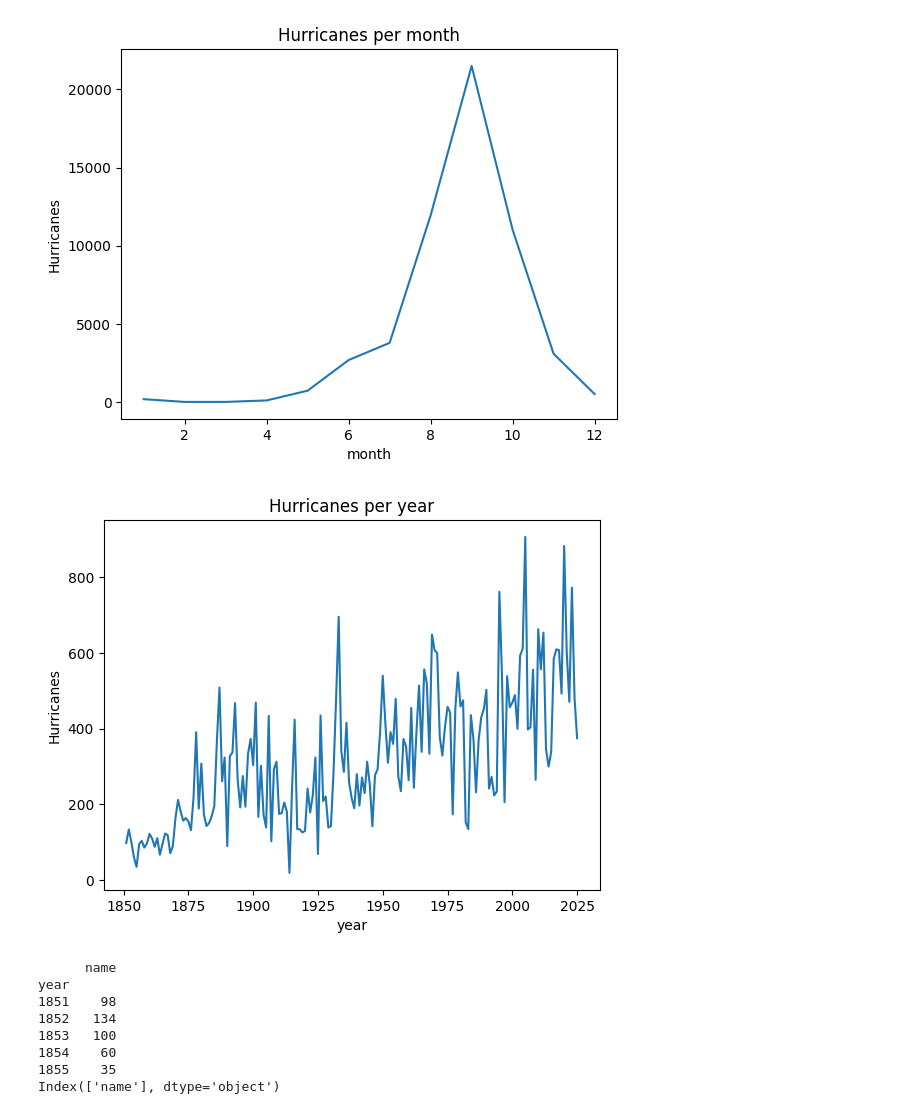
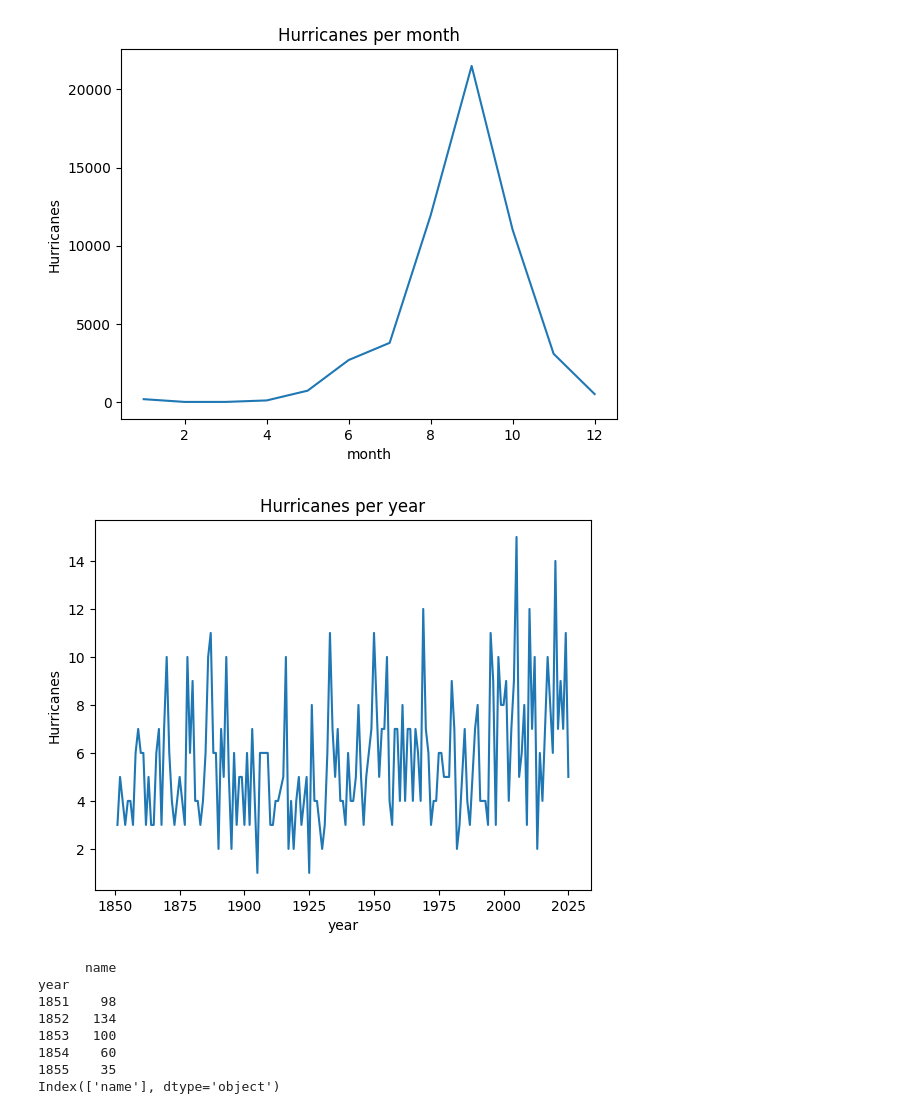
Before and after one commit to jxcact-sketch/Joshua-s-Research-Project, a Jupyter notebook: Joshua's Research Project.ipynb, the cells around one changed output. Cells and saved outputs as stored; diff of their text form; code cells hidden in the pictures.

```diff
--- a/Joshua's Research Project.ipynb
+++ b/Joshua's Research Project.ipynb
@@ -135,18 +135,22 @@ plt.show()
 # %% [output]
 [figure]
 # %%
-hurricane_per_year = df.groupby('year')['name'].count()
+hurricanes = df[df['status'] == 'HU']
+
+hurricanes = hurricanes[['year', 'storm_id']].drop_duplicates()
+
+hurricane_per_year = hurricanes.groupby('year')['storm_id'].count()
 
 x = hurricane_per_year.index
 y = hurricane_per_year.values
 
 plt.plot (x,y)
 plt.title('Hurricanes per year')
 plt.xlabel('year')
 plt.ylabel('Hurricanes')
 plt.show()
 # %% [output]
-[figure, old version]
+[figure, new version]
 # %%
 yearly_df = pd.DataFrame(hurricane_per_year)
 print(yearly_df.head())
```
Also changed, not shown: parts of 1 cell of this notebook.
